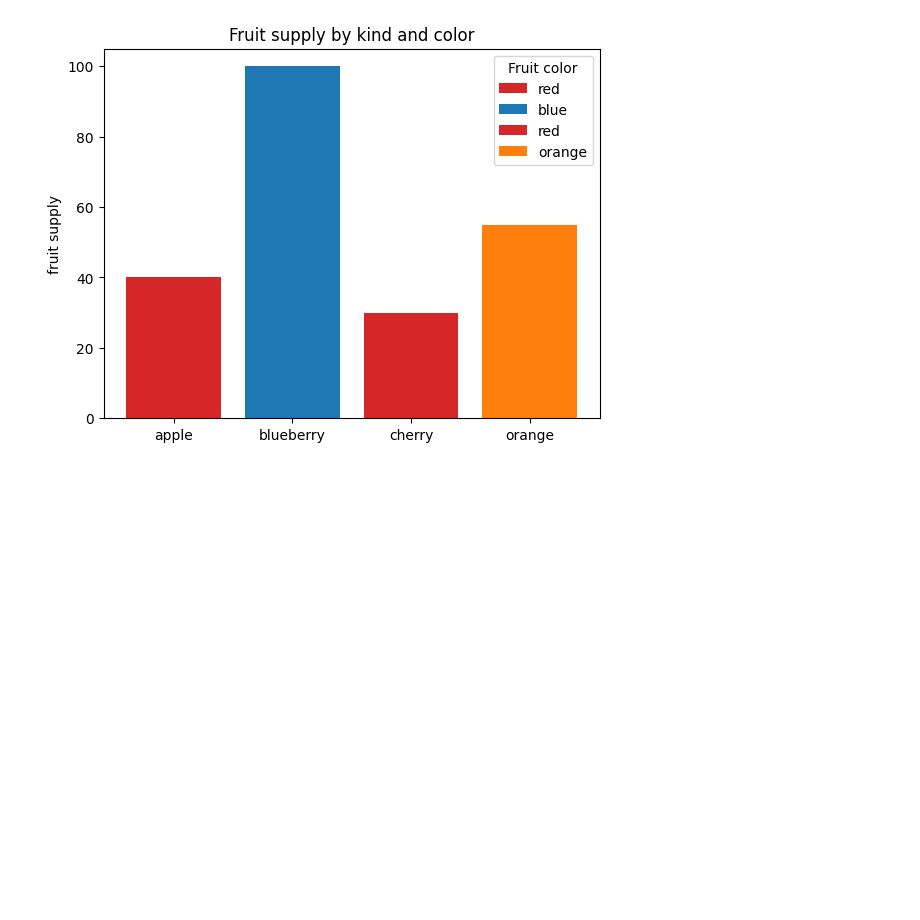
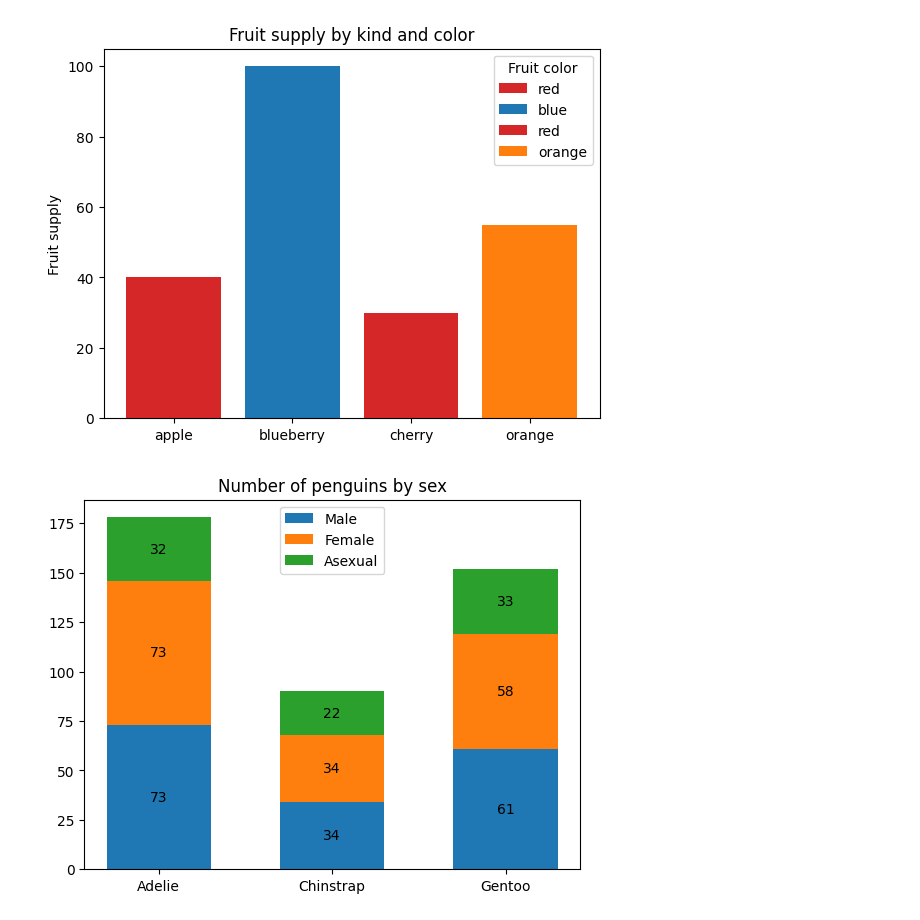
Before and after one commit to SumiranRai/MDSC-106-Data-Visualization, a Jupyter notebook: MatplotLib Examples.ipynb, the cells around one changed output. Cells and saved outputs as stored; diff of their text form; code cells hidden in the pictures; blank space fills up the shorter version.

```diff
--- a/MatplotLib Examples.ipynb
+++ b/MatplotLib Examples.ipynb
@@ -19,3 +19,32 @@ ax.legend(title='Fruit color')
 plt.show()
 # %% [output]
 [figure]
+# %%
+#Bar Label Demo
+#Example shos how to use the bar_label helper function to create bar chart labels.
+import matplotlib.pyplot as plt
+import numpy as np
+
+species = ('Adelie', 'Chinstrap', 'Gentoo')
+sex_counts = {
+    'Male': np.array([73, 34, 61]),
+    'Female': np.array([73, 34, 58]),
+    'Asexual' : np.array([32, 22, 33]),
+}
+width = 0.6 #this is the width of the bars
+
+fig, ax = plt.subplots()
+bottom = np.zeros(3)
+
+for sex, sex_count in sex_counts.items():
+    p = ax.bar(species, sex_count, width, label=sex, bottom=bottom)
+    bottom += sex_count
+
+    ax.bar_label(p, label_type='center')
+
+ax.set_title('Number of penguins by sex')
+ax.legend()
+
+plt.show()
+# %% [output]
+[figure, added]
```
Also changed, not shown: parts of 1 cell of this notebook.
